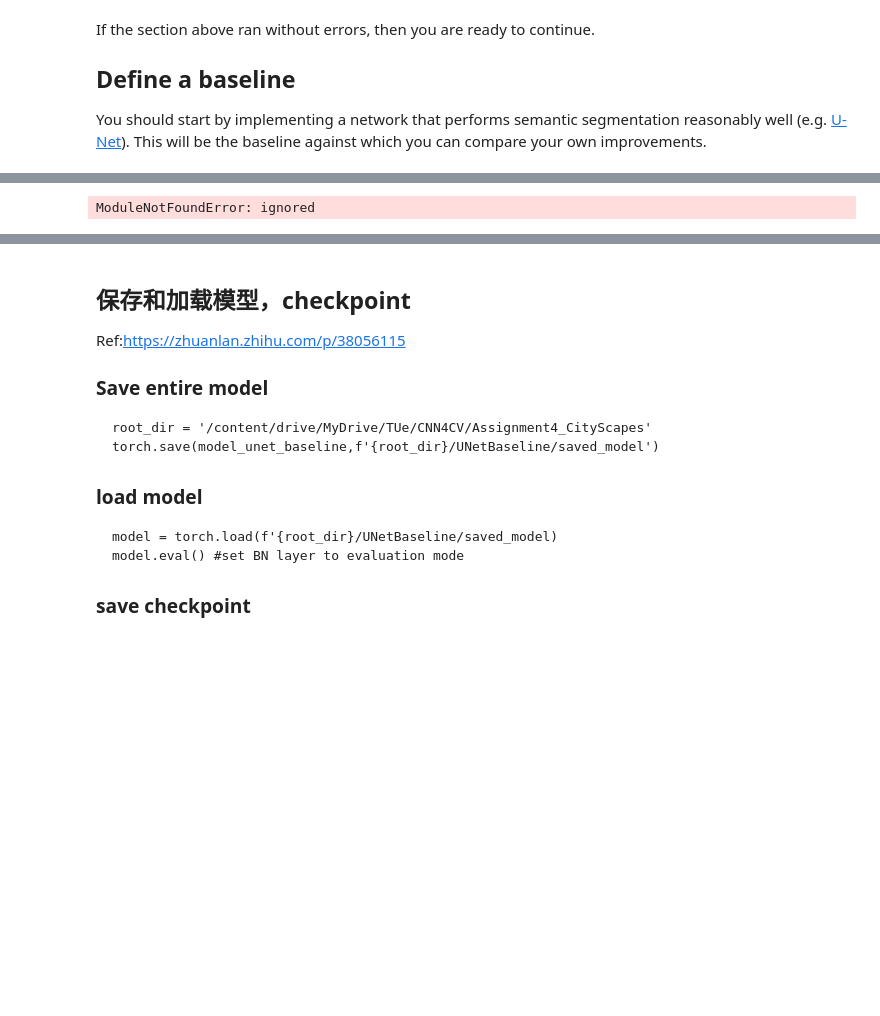
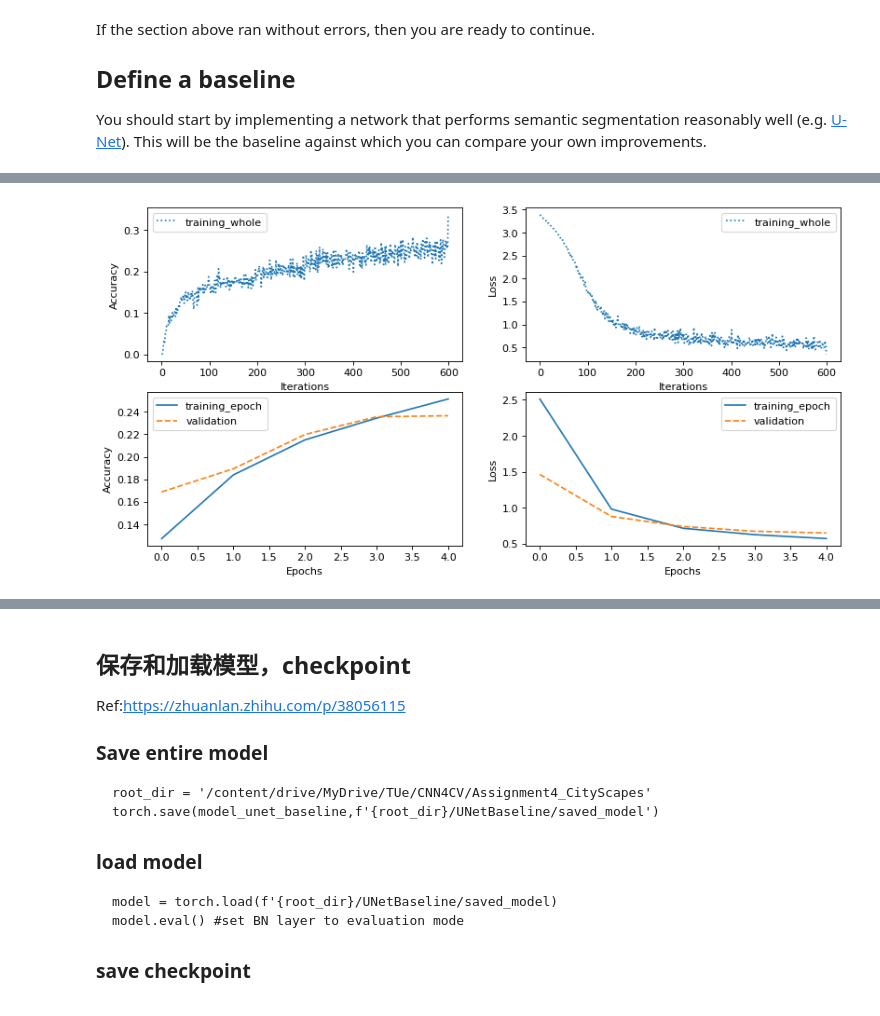
Before and after one commit to BulbasaurG/5LSM0-Assignment-4-CityScape, a Jupyter notebook: Assignment_4_Cityscapes_(L_Jiang&D_Guo).ipynb, the cells around one changed output, grey strips where cells are left out. Saved outputs shown, nothing was run; the diff lists cells and outputs as text; code cells hidden in the pictures; blank space fills up the shorter version.

```diff
--- a/Assignment_4_Cityscapes_(L_Jiang&D_Guo).ipynb
+++ b/Assignment_4_Cityscapes_(L_Jiang&D_Guo).ipynb
@@ -83,10 +85,7 @@ from urllib.request import urlretrieve
 # You need 20 GB to store all data.
 # If you use Google Colab to run this notebook, then you may want to point this to a Google Drive directory shared
 # between you and your assignment partner.
-
-# TODO: change dir_data for local and google colab
-# dir_data = os.path.abspath('/content/drive/MyDrive/TUe/CNN4CV/Assignment4_CityScapes/data')
-dir_data = os.path.abspath("data")
+dir_data = os.path.abspath('/content/drive/MyDrive/TUe/CNN4CV/Assignment4_CityScapes/data')
 
 # URLs to retrieve ground truth and images data from.
 url_truth = 'https://flux127120.nbw.tue.nl/index.php/s/Cwxa5Ft2pQBK9N7/download'
@@ -437,7 +436,6 @@ def compute_iou(output: torch.Tensor, truths: torch.Tensor) -> float:
     FP = (np.sum(cm,axis=0) - TP).astype(np.float32) # Array of FP examples per class, index = class
     N = (np.sum(cm) - P).astype(np.float32)
     FN = (P - TP).astype(np.float32) # FN is what should be positive but predicted as negative
-    mit_bias = True # indicator for mitigating bias from instance area
 
     if mit_bias:
       iTP = np.divide(TP, P, out=np.zeros_like(TP), where=P!=0)
@@ -717,11 +715,10 @@ model_unet_baseline = UNet(3,len(classes))
 # Train the passthrough network
 print("Training process for UNet Baseline...")
 model_unet_baseline.apply(initialize_weights_baseline)
-trainer_unet_baseline = Trainer(model_unet_baseline, ds_split,epochs=5, batch_size=32)
+trainer_unet_baseline = Trainer(model_unet_baseline, ds_split,epochs=5, batch_size=25)
 
-# If iIoU is used, True. If not, False
-mit_bias = True
-
+# use IoU rather than iIoU
+mit_bias = False
 df_train, df_val = trainer_unet_baseline.fit()
 
 # Draw a random sample
@@ -772,29 +761,49 @@ torch.save(model_unet_baseline,f'{model_root_dir}/saved_model/{model_save_name}'
 # %%
 import log_train_val
+
 
 def plot_train_val(df_train,df_val,trainer):
   train_acc = df_train.groupby('epoch')['accuracy'].mean()
   train_loss = df_train.groupby('epoch')['loss'].mean()
 
   fig=plt.figure(figsize=(12, 6), dpi= 80, facecolor='w', edgecolor='k')
-  ax = plt.subplot(1,2,1)
-  ax.plot(range(trainer.epochs), train_acc,label='training')
+  ax = plt.subplot(2,2,1)
+  ax.plot(range(len(df_train)),df_train['accuracy'],label='training_whole',linestyle=':')
+  ax.legend()
+  ax.set_ylabel('Accuracy')
+  ax.set_xlabel('Iterations')
+
+  ax = plt.subplot(2,2,2)
+  ax.plot(range(len(df_train)),df_train['loss'],label='training_whole',linestyle=':')
+  ax.set_ylabel('Loss')
+  ax.set_xlabel('Iterations')
+  ax.legend()
+
+  ax = plt.subplot(2,2,3)
+  ax.plot(range(trainer.epochs), train_acc,label='training_epoch')
   ax.plot(range(trainer.epochs), df_val['accuracy'], label="validation",linestyle='--')
+  ax.legend()
   ax.set_ylabel('Accuracy')
   ax.set_xlabel('Epochs')
 
-  ax = plt.subplot(1,2,2)
-  ax.plot(range(trainer.epochs), train_loss,label='training')
+  ax = plt.subplot(2,2,4)
+  ax.plot(range(trainer.epochs), train_loss,label='training_epoch')
   ax.plot(range(trainer.epochs), df_val['loss'], label="validation",linestyle='--')
   ax.set_ylabel('Loss')
   ax.set_xlabel('Epochs')
   ax.legend()
+
   plt.show()
 
+import time
+# save baseline model
+log_time = time.strftime('%d-%m-%Y-%H-%M-%S',time.localtime())
+model_root_dir = os.path.abspath('/content/drive/MyDrive/TUe/CNN4CV/Assignment4_CityScapes/UNetBaseline')
+model_save_name = f'unetbaseline_{log_time}.pt'
+torch.save(model_unet_baseline,f'{model_root_dir}/saved_model/{model_save_name}')
 
-
-#log and plot for df_train and df_val
-log_train_val.log_train_val(df_train,df_val,"UNet_baseline")
+# test log and plot for df_train and df_val
+log_train_val.log_train_val(df_train,df_val,"UNet_baseline_IoU",model_root_dir)
 plot_train_val(df_train, df_val,trainer_unet_baseline)
 # %% [output]
-ModuleNotFoundError: ignored
+[figure, added]
```
Also changed, not shown: parts of 12 cells of this notebook.
